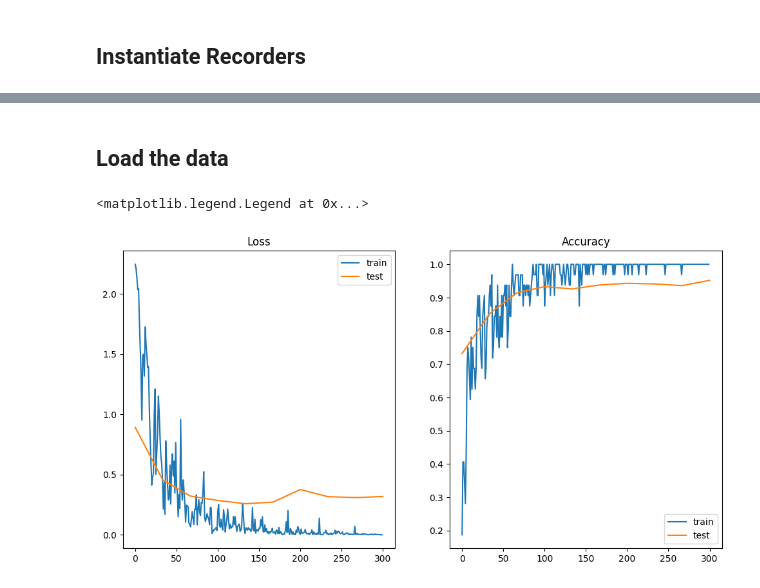
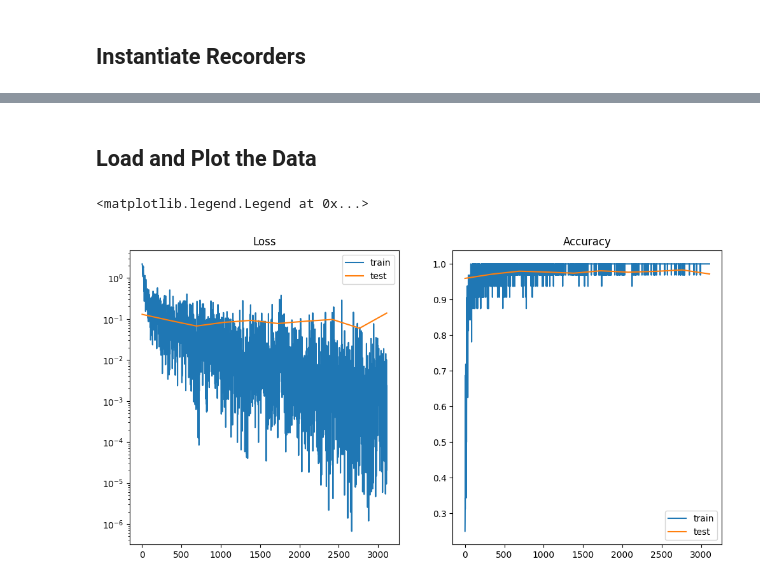
Before and after one commit to zincware/papyrus, a Jupyter notebook: examples/mnist_flax.ipynb, the cells around one changed output, grey strips where cells are left out. Cells and saved outputs as stored; diff of their text form; code cells hidden in the pictures.

Commit message:
make mnist example run on full data

```diff
--- a/examples/mnist_flax.ipynb
+++ b/examples/mnist_flax.ipynb
@@ -239,5 +269,5 @@ KeyboardInterrupt:
 # %% [markdown]
-## Load the data
+## Load and Plot the Data
 # %%
 # Load the recorded data
 
@@ -248,19 +278,20 @@ import matplotlib.pyplot as plt
 # %%
 fig, ax = plt.subplots(1, 2, figsize=(12, 6))
 ax[0].plot(train_result['loss'], label='train')
 train_len = len(train_result['loss'])
 test_len = len(test_result['loss'])
 ax[0].plot(np.linspace(0, train_len, test_len), test_result['loss'], label='test')
 ax[0].set_title('Loss')
+ax[0].set_yscale('log')
 ax[0].legend()
 
 ax[1].plot(train_result['accuracy'], label='train')
 ax[1].plot(np.linspace(0, train_len, test_len), test_result['accuracy'], label='test')
 ax[1].set_title('Accuracy')
 ax[1].legend()
 # %% [output]
 <matplotlib.legend.Legend at 0x...>
-[figure, old version]
+[figure, new version]
 # %%
 fig, ax = plt.subplots(1, 3, figsize=(18, 6))
 
```
Also changed, not shown: parts of 15 cells of this notebook.
